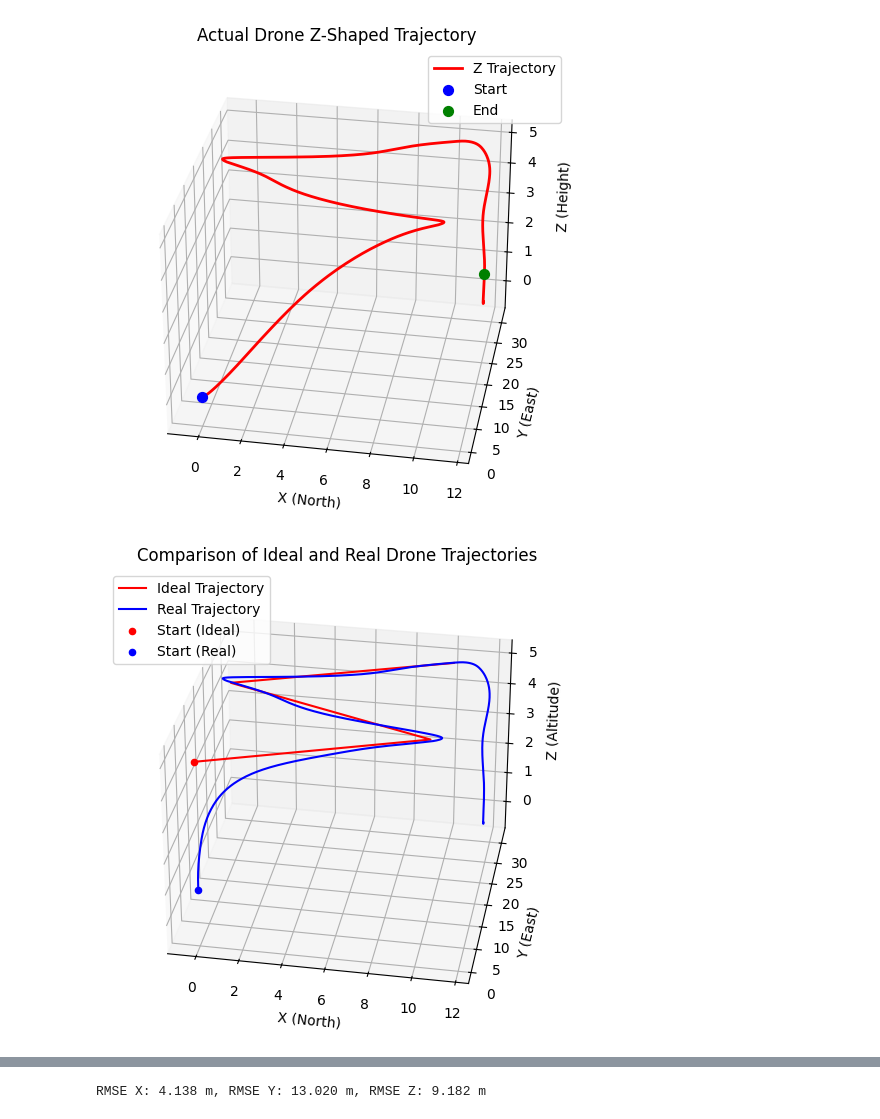
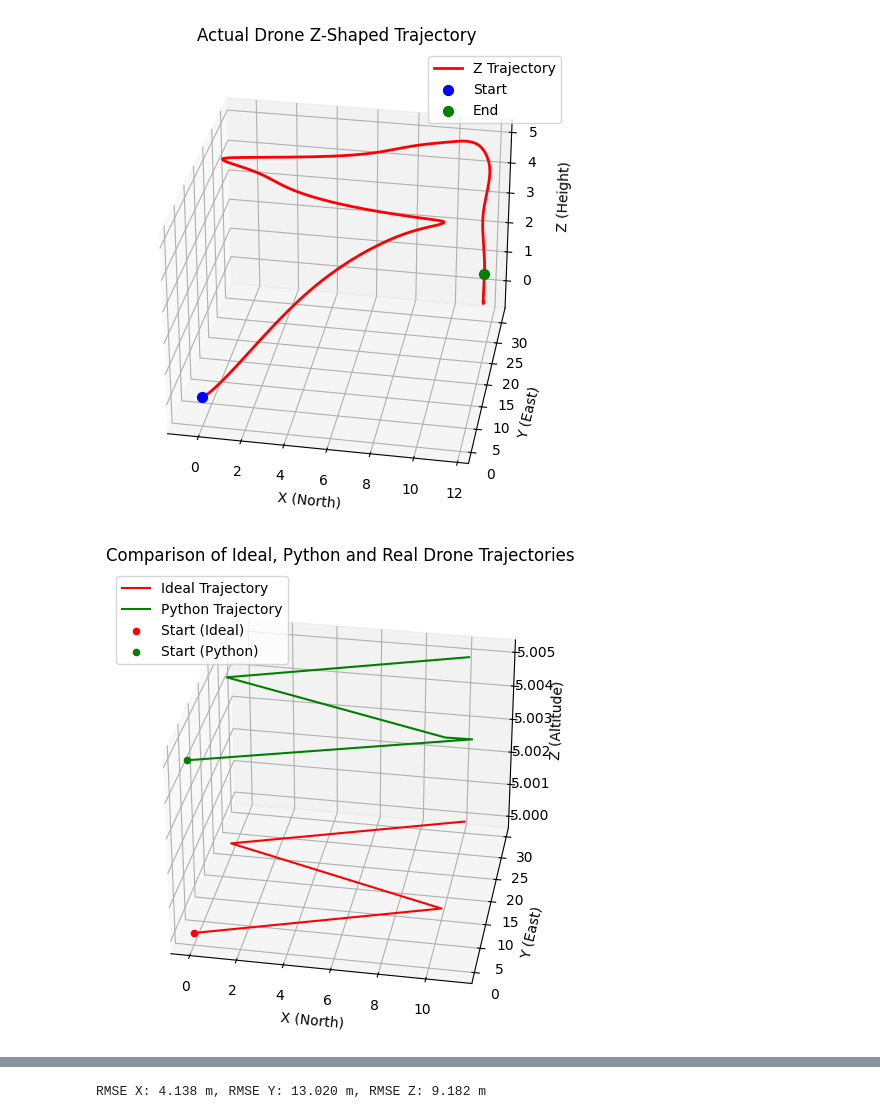
Before and after one commit to yuwei-jpg/BlockBased_Drone_FYP, a Jupyter notebook: movements/zigzag_shape/z_pic.ipynb, the cells around one changed output, grey strips where cells are left out. Drawn from its saved outputs; the diff is of its cells as text; code cells hidden in the pictures.

```diff
--- a/movements/zigzag_shape/z_pic.ipynb
+++ b/movements/zigzag_shape/z_pic.ipynb
@@ -81,37 +81,40 @@ plt.show()
 # %%
 import pandas as pd
 import matplotlib.pyplot as plt
 from mpl_toolkits.mplot3d import Axes3D
 
-# 读取理论轨迹（输入 CSV）
+
 ideal_traj = pd.read_csv("z_trajectory.csv")
-# 读取仿真反馈轨迹（MAVSDK 记录）
+python_traj = pd.read_csv("z_shape_trajectory_perturbed.csv")
+
 real_traj = pd.read_csv("mavsdk_position_velocity.csv")
 
-# 创建 3D 轨迹图
+
 fig = plt.figure(figsize=(10, 6))
 ax = fig.add_subplot(111, projection="3d")
 
-# 绘制理想轨迹
+
 ax.plot(ideal_traj["px"], ideal_traj["py"], -ideal_traj["pz"], 'r', label="Ideal Trajectory")
-# 绘制真实轨迹
-ax.plot(real_traj["north_m"], real_traj["east_m"], -real_traj["down_m"], 'b', label="Real Trajectory")
 
-# 标记起点和终点
+# ax.plot(real_traj["north_m"], real_traj["east_m"], -real_traj["down_m"], 'b', label="Real Trajectory")
+
+ax.plot(python_traj["px"], python_traj["py"], -python_traj["pz"], 'g', label="Python Trajectory")
+
 ax.scatter(ideal_traj["px"][0], ideal_traj["py"][0], -ideal_traj["pz"][0], color="red", marker="o", label="Start (Ideal)")
-ax.scatter(real_traj["north_m"][0], real_traj["east_m"][0], -real_traj["down_m"][0], color="blue", marker="o", label="Start (Real)")
+ax.scatter(python_traj["px"][0], python_traj["py"][0], -python_traj["pz"][0], color="green", marker="o", label="Start (Python)")
+# ax.scatter(real_traj["north_m"][0], real_traj["east_m"][0], -real_traj["down_m"][0], color="blue", marker="o", label="Start (Real)")
 
-# 轴标签
+
 ax.set_xlabel("X (North)")
 ax.set_ylabel("Y (East)")
 ax.set_zlabel("Z (Altitude)")
-ax.set_title("Comparison of Ideal and Real Drone Trajectories")
+ax.set_title("Comparison of Ideal, Python and Real Drone Trajectories")
 ax.legend()
 ax.grid(True)
 ax.view_init(azim=280)
-# add the graph
+
 ax.legend()
-# 显示图像
+
 plt.show()
 # %% [output]
-[figure, old version]
+[figure, new version]
```
Also changed, not shown: parts of 6 cells of this notebook, 2 other files.
